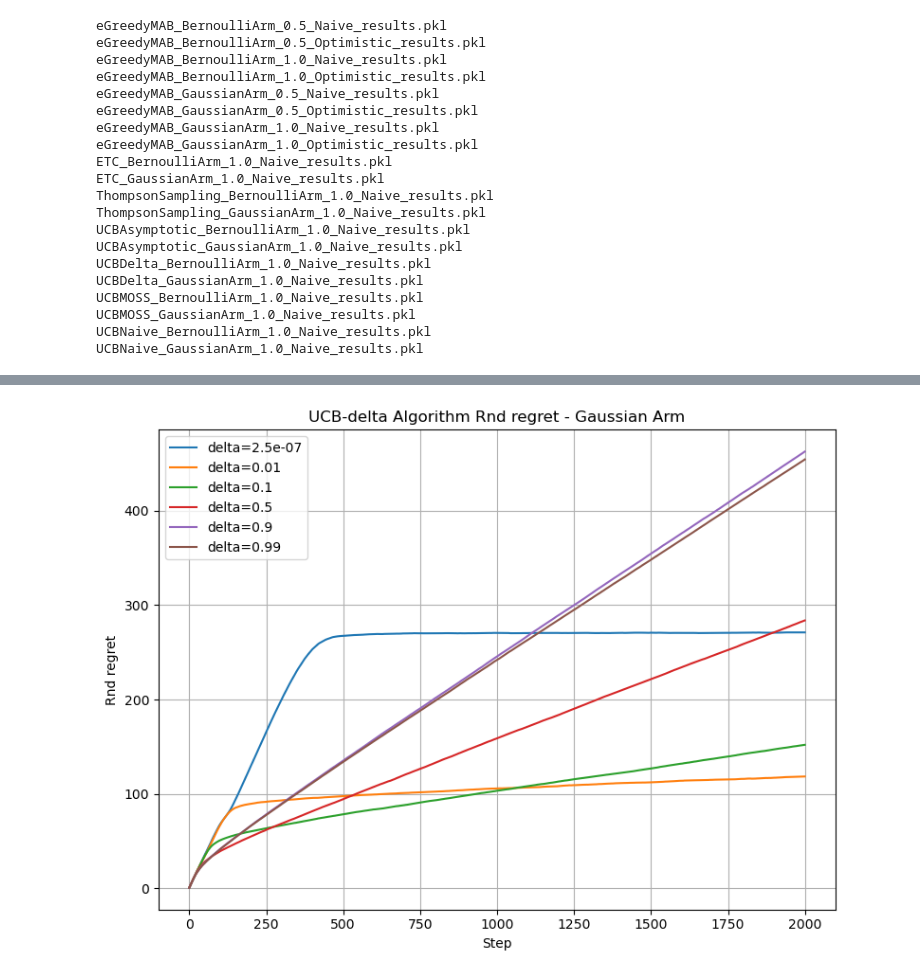
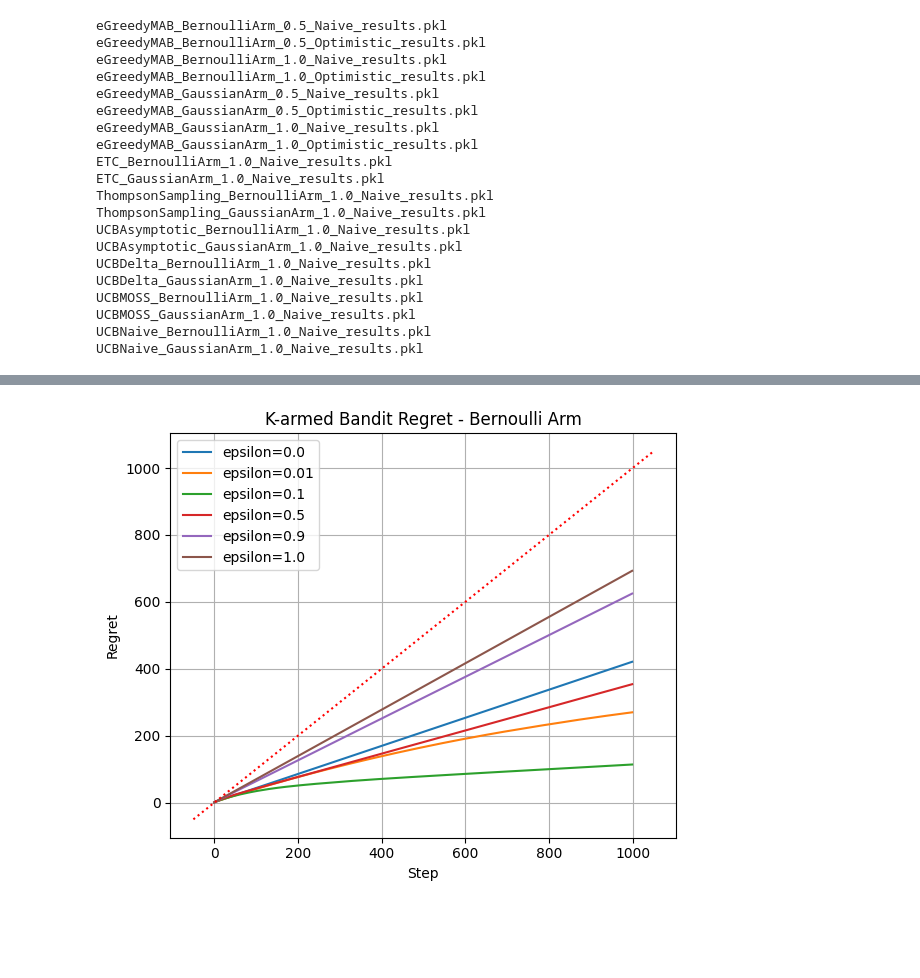
Before and after one commit to sungwoopark95/rl-practice, a Jupyter notebook: bandit/MAB/Bandit_Regret_Analysis.ipynb, the cells around one changed output, grey strips where cells are left out. Saved outputs shown, nothing was run; the diff lists cells and outputs as text; code cells hidden in the pictures; blank space fills up the shorter version.

```diff
--- a/bandit/MAB/Bandit_Regret_Analysis.ipynb
+++ b/bandit/MAB/Bandit_Regret_Analysis.ipynb
@@ -135,5 +135,6 @@ UCBMOSS_GaussianArm_1.0_Naive_results.pkl
 UCBNaive_BernoulliArm_1.0_Naive_results.pkl
 UCBNaive_GaussianArm_1.0_Naive_results.pkl
 # %%
+mab_bern_1 = procedure(fname="./eGreedyMAB_BernoulliArm_1.0_Naive_results.pkl", no_param=False)
 mab_gaus_1 = procedure(fname="./eGreedyMAB_GaussianArm_1.0_Naive_results.pkl", no_param=False)
 # %%
@@ -215,4 +143,4 @@ plot_results(ucbdelta_gaus_1, model="ucbdelta", arm="Gaussian", columns='regret'
-# %%
-plot_results(ucbdelta_gaus_1, model="ucbdelta", arm="Gaussian", columns='rnd_regret', figsize=(8, 6))
-# %% [output]
-[figure, removed]
+# %%
+plot_results(mab_bern_1, model="mab", arm="Bernoulli", columns='regret', figsize=(6, 5))
+# %% [output]
+[figure, added]
```
Also changed, not shown: parts of 6 cells of this notebook.
